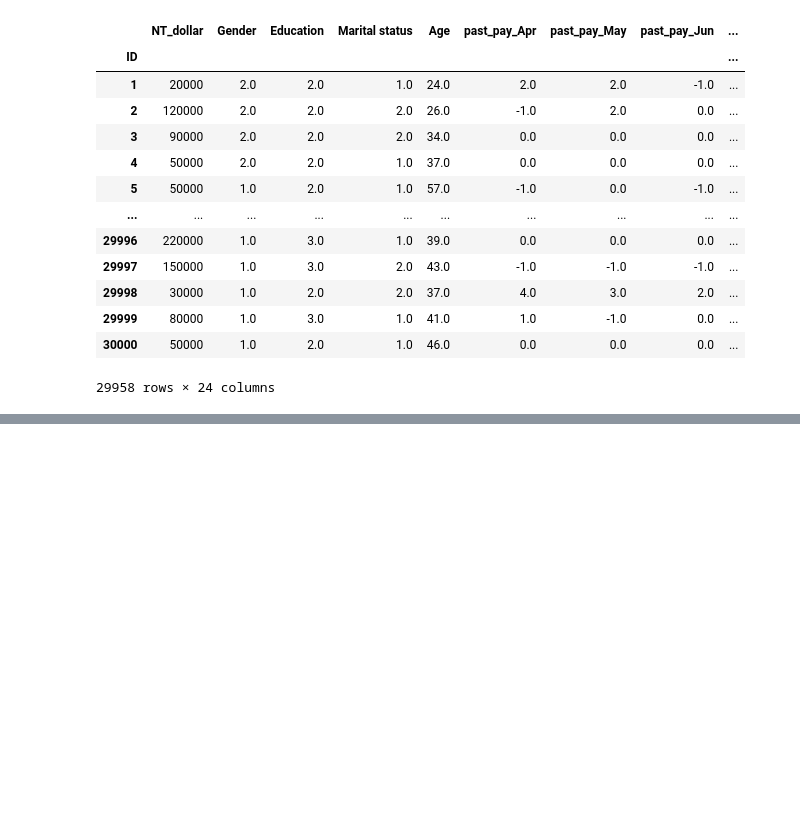
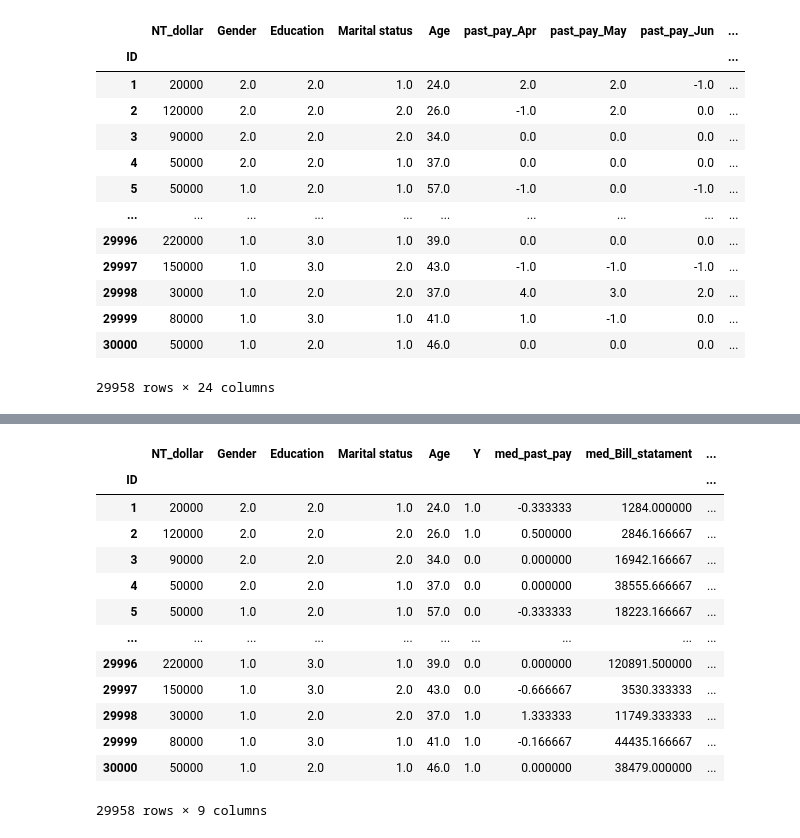
Before and after one commit to PosgradoMNA/actividades-de-aprendizaje-feracor, a Jupyter notebook: A01794022_Semana_3_Actividad_1.ipynb, the cells around one changed output, grey strips where cells are left out. Cells and saved outputs as stored; diff of their text form; code cells hidden in the pictures; blank space fills up the shorter version.

```diff
--- a/A01794022_Semana_3_Actividad_1.ipynb
+++ b/A01794022_Semana_3_Actividad_1.ipynb
@@ -202,0 +263,3 @@ ndf
+# %%
+medi['med_Bill_statament'] = medi[['Bill_statament_Sep','Bill_statament_Aug','Bill_statament_Jul','Bill_statament_Jun','Bill_statament_May','Bill_statament_Apr']].mean(axis = 1)
+medi
@@ -202,0 +281,2 @@ ndf
+# %%
+medi = medi.drop(['Bill_statament_Sep','Bill_statament_Aug','Bill_statament_Jul','Bill_statament_Jun','Bill_statament_May','Bill_statament_Apr'], axis=1) # Eliminar columnas promediadas
@@ -202,0 +302,3 @@ ndf
+# %%
+medi['med_prev_payment'] = medi[['prev_payment_Sep','prev_payment_Aug','prev_payment_Jul','prev_payment_Jun','prev_payment_May','prev_payment_Apr']].mean(axis = 1)
+medi
@@ -202,0 +320,19 @@ ndf
+# %%
+medi = medi.drop(['prev_payment_Sep','prev_payment_Aug','prev_payment_Jul','prev_payment_Jun','prev_payment_May','prev_payment_Apr'], axis=1) # Eliminar columnas promediadas
+# %%
+medi
+# %% [output]
+|  | NT_dollar | Gender | Education | Marital status | Age | Y | med_past_pay | med_Bill_statament | ... |
+| ID |  |  |  |  |  |  |  |  | ... |
+| 1 | 20000 | 2.0 | 2.0 | 1.0 | 24.0 | 1.0 | -0.333333 | 1284.000000 | ... |
+| 2 | 120000 | 2.0 | 2.0 | 2.0 | 26.0 | 1.0 | 0.500000 | 2846.166667 | ... |
+| 3 | 90000 | 2.0 | 2.0 | 2.0 | 34.0 | 0.0 | 0.000000 | 16942.166667 | ... |
+| 4 | 50000 | 2.0 | 2.0 | 1.0 | 37.0 | 0.0 | 0.000000 | 38555.666667 | ... |
+| 5 | 50000 | 1.0 | 2.0 | 1.0 | 57.0 | 0.0 | -0.333333 | 18223.166667 | ... |
+| ... | ... | ... | ... | ... | ... | ... | ... | ... | ... |
+| 29996 | 220000 | 1.0 | 3.0 | 1.0 | 39.0 | 0.0 | 0.000000 | 120891.500000 | ... |
+| 29997 | 150000 | 1.0 | 3.0 | 2.0 | 43.0 | 0.0 | -0.666667 | 3530.333333 | ... |
+| 29998 | 30000 | 1.0 | 2.0 | 2.0 | 37.0 | 1.0 | 1.333333 | 11749.333333 | ... |
+| 29999 | 80000 | 1.0 | 3.0 | 1.0 | 41.0 | 1.0 | -0.166667 | 44435.166667 | ... |
+| 30000 | 50000 | 1.0 | 2.0 | 1.0 | 46.0 | 1.0 | 0.000000 | 38479.000000 | ... |
+29958 rows × 9 columns
```
Also changed, not shown: parts of 12 cells of this notebook.
